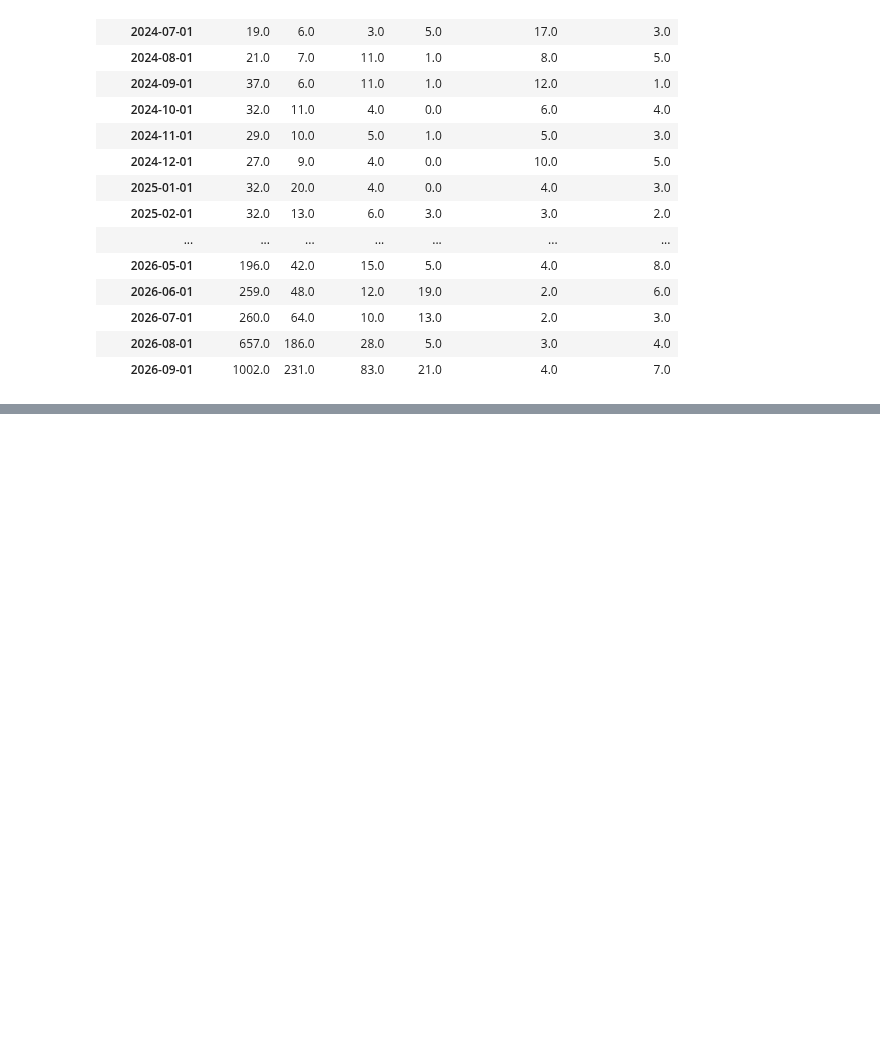
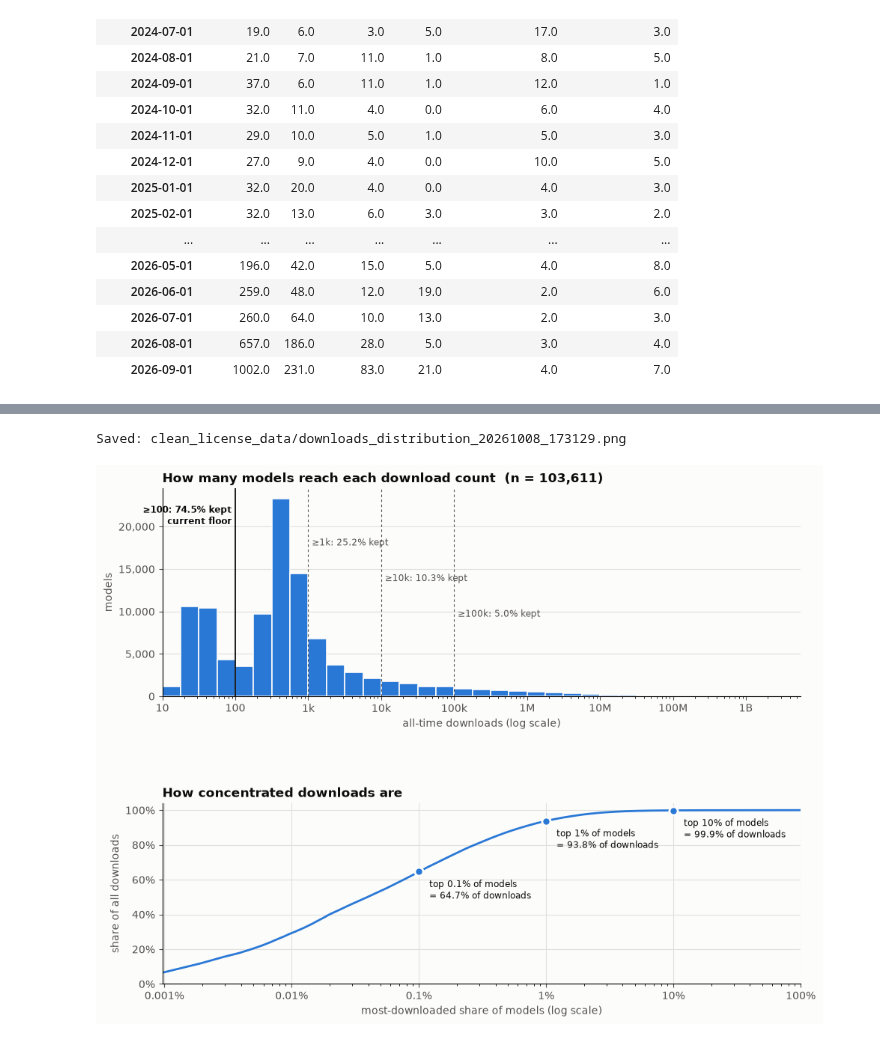
Before and after one commit to gabtos/hf-model-data-analysis, a Jupyter notebook: graphing_licenses.ipynb, the cells around one changed output, grey strips where cells are left out. Saved outputs shown, nothing was run; the diff lists cells and outputs as text; code cells hidden in the pictures; blank space fills up the shorter version.

```diff
--- a/graphing_licenses.ipynb
+++ b/graphing_licenses.ipynb
@@ -616,0 +706,7 @@ Graph saved successfully to: /home/gabriel/Documents/GitHub/hf-model-data-analys
+# %%
+DATA_DIR = 'clean_license_data'
+CSV_FILE = os.path.join(DATA_DIR, 'license_analysis.csv')
+plot_download_distribution(CSV_FILE, DATA_DIR, current_floor=100)
+# %% [output]
+Saved: clean_license_data/downloads_distribution_20261008_173129.png
+[figure, added]
```
Also changed, not shown: parts of 2 cells of this notebook, 1 other file.
